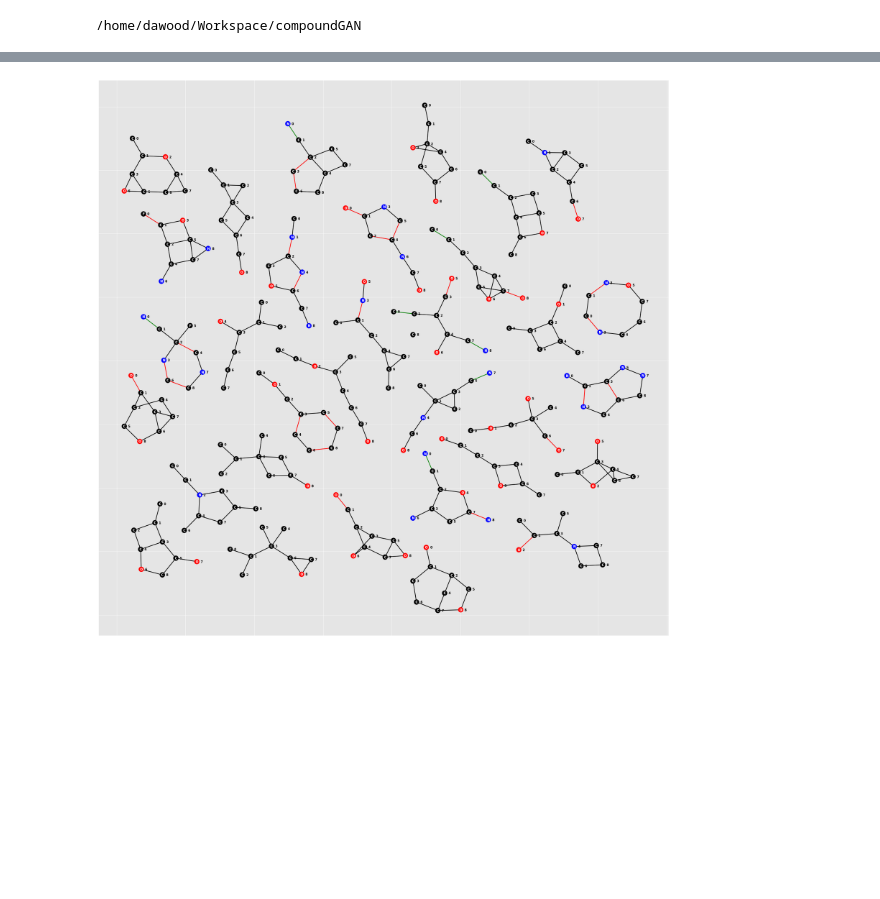
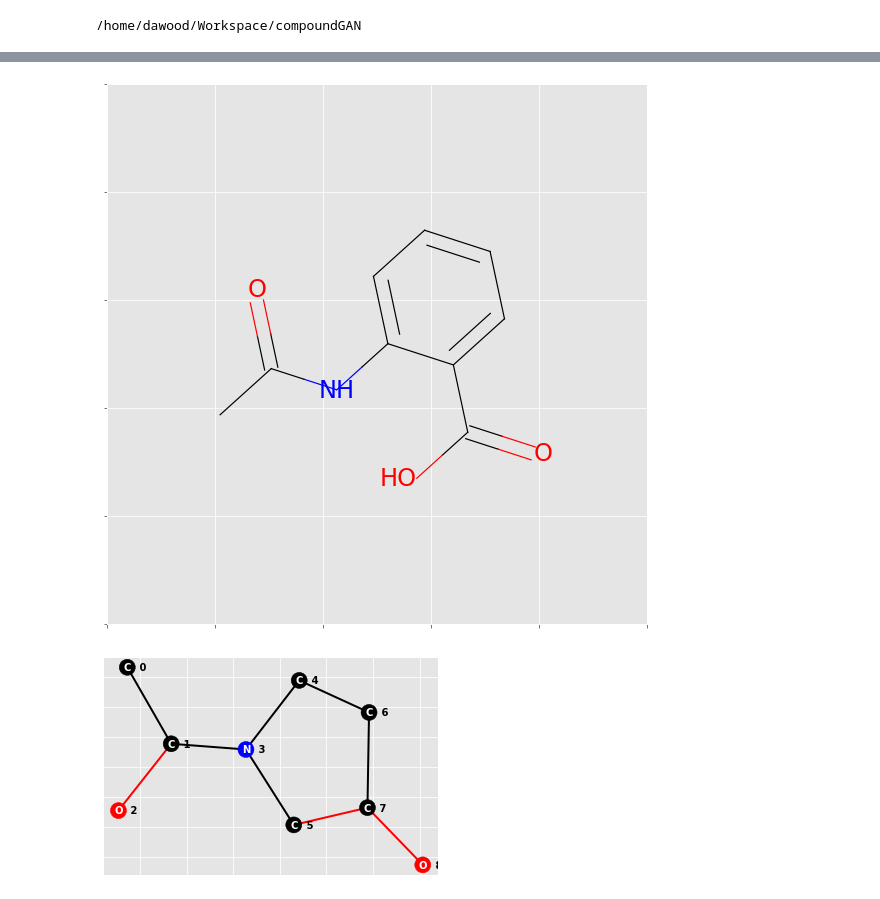
Before and after one commit to dawood95/compoundGAN, a Jupyter notebook: notebooks/model_test.ipynb, the cells around one changed output, grey strips where cells are left out. Saved outputs shown, nothing was run; the diff lists cells and outputs as text; code cells hidden in the pictures; blank space fills up the shorter version.

```diff
--- a/notebooks/model_test.ipynb
+++ b/notebooks/model_test.ipynb
@@ -51,23 +72,28 @@ model = model.eval().to(torch.device('cpu'))
 # %%
-def run(smiles):
+def run(smiles, deterministic=False):
 
     if len(smiles) > 0:
         mol = Chem.MolFromSmiles(smiles)
         G = mol2graph(mol)[0]
-        #G.to(torch.device('cuda:0'))
+        G.to(DEVICE)
+
         mu, var = model.encoder(G)
-        #z = mu.unsqueeze(0)#
-        z = model.reparameterize(mu, var).unsqueeze(0)
+        if not deterministic:
+            z = model.reparameterize(mu, var).unsqueeze(0)
+        else:
+            z = mu.unsqueeze(0)
     else:
-        z = torch.zeros((32, 256))
+        z = torch.zeros((32, D))
+        logP = torch.zeros((32, 1))
         for i in range(len(z)):
             z[i].normal_(0, 1)# = torch.randn(128)
+            logP[i].uniform_(0, 1)
+            logP[i] = logP[i] * 4 - 1
         #z = z.to(torch.device('cuda:0'))
-        z = model.cnf(z, None, None, True)[0]
+        z = model.cnf(z, logP, None, True)[0]
 
     G = model.decoder.generate(z, seq_len)
-    # print(G.ndata['feats'][:, :43])
-    #print(G.edata['feats'][:, :5])
+
     atoms = [atom_list[i] for i in G.ndata['feats'][:, :43].argmax(1).data.cpu()]
     aromatic = [i.item() for i in G.ndata['feats'][:, -2:].argmax(1).data.cpu()]
 
@@ -97,10 +123,11 @@ def run(smiles):
         if (i == j):
             edge_num += 1
             continue
-        #print(i, j, edge_pred_score[edge_num])
+
         if edge_pred[edge_num] > 0:
             edges.append((i, j))
             edge_types.append(edge_pred[edge_num].item())
+
         edge_num += 1
 
     for i in range(len(edges)):
@@ -112,7 +139,7 @@ def run(smiles):
 
 
     pos = nx.drawing.nx_agraph.graphviz_layout(G_pred)
-    #pos = nx.kamada_kawai_layout(G_pred)
+
     node_labels = nx.get_node_attributes(G_pred, 'atom')
     edge_labels = nx.get_edge_attributes(G_pred, 'bond_type')
     cids = nx.get_node_attributes(G_pred, 'compound_id')
@@ -145,22 +383,21 @@ def run(smiles):
 # %%
-# smiles = 'C1=CC=CC=C1'
-# smiles = 'C'
-# smiles='CC(=O)NC1=CC=CC=C1C(=O)O'
+#smiles = 'C(=O)C=CCC=C'
+#smiles = 'C'
+smiles='CC(=O)NC1=CC=CC=C1C(=O)O'
+#reconstruct(smiles)
 # smiles='C1=CC=C(C(=C1)C(=O)OC2=CC=CC=C2C(=O)O)O'
 # smiles='CCC[NH2+]C1CCC(O)(Cc2nc(C)cs2)CC1'
 # smiles='C#CCOCC1CCN(C(=O)c2ccc(S(=O)(=O)N3CCCC[C@H]3C)cc2)CC1'
 # smiles='Cc1cccc2sc(NC(=O)[C@H](C)N3C(=O)[C@@H]4CC=CC[C@H]4C3=O)nc12'
 # smiles='Cc1cc(C(=O)Nc2ccc(OCC(N)=O)cc2)c(C)n1C1CC1'
 # smiles='CCOc1ccc2nc(N(C[C@@H]3CCCO3)C(=O)c3ccccc3S(C)(=O)=O)sc2c1'
 # smiles='COc1cc(C(=O)N(Cc2cccc(F)c2)[C@H]2CCS(=O)(=O)C2)cc(OC)c1OC'
-# mol = Chem.MolFromSmiles(smiles)
-# Draw.MolToMPL(mol); plt.show()
-# G, atom_feats, bond_feats = mol2graph(mol)
-# G.to(torch.device('cuda:0'))
-# mu, var = enc(G)
-# run(smiles)
+mol = Chem.MolFromSmiles(smiles)
+Draw.MolToMPL(mol); plt.show()
+#G = mol2graph(mol)[0]
+#G.to(DEVICE)
+#mu, var = enc(G)
+run(smiles)
+# %% [output]
+[figure, added]
+[figure, added]
-# %%
-plt.figure(figsize=(32, 32))
-run('')
-# %% [output]
-[figure, removed]
```
Also changed, not shown: parts of 21 cells of this notebook, 8 other files.
